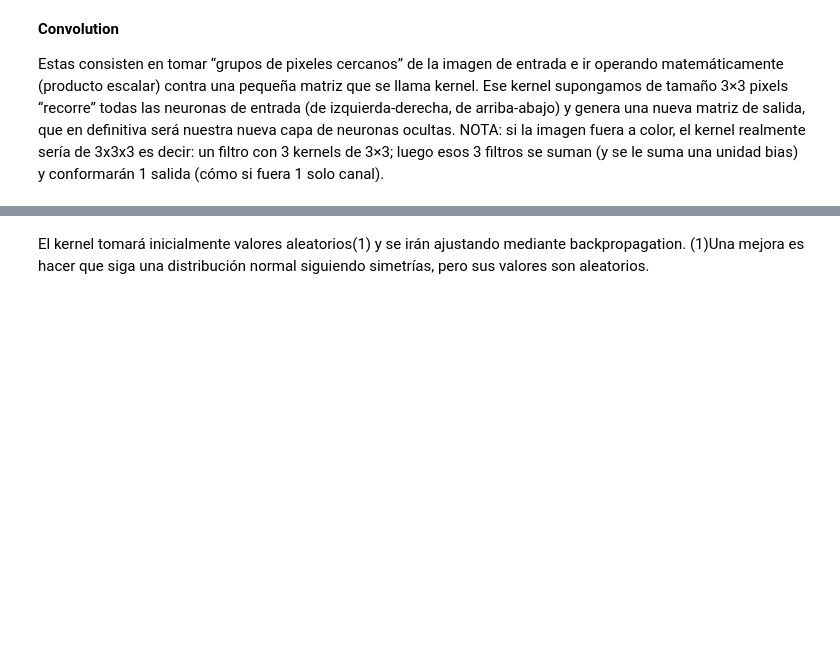
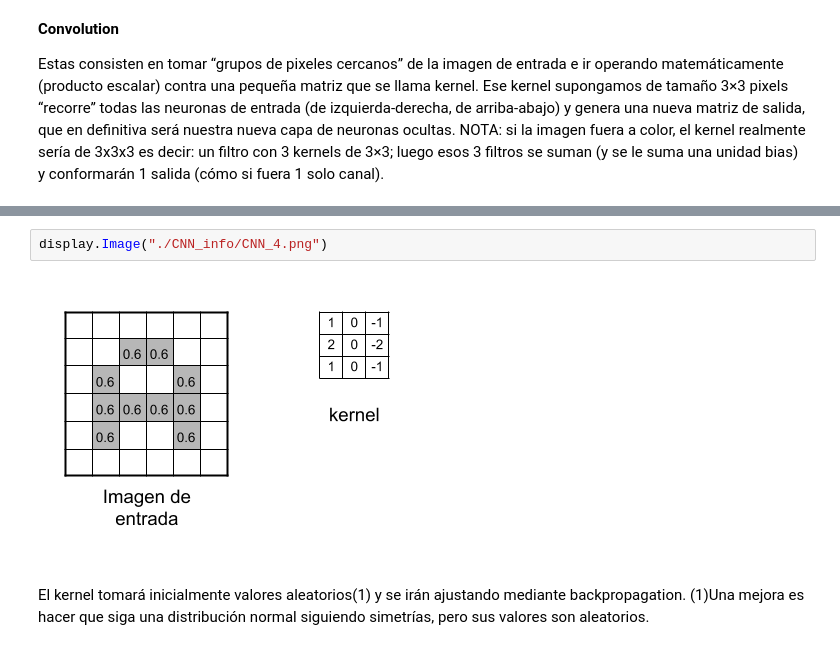
Before and after one commit to IsabelManiega/IA_Python, a Jupyter notebook: 10_Deep Learning/ejercicios tensorflow MNIST/MNIST_1.ipynb, the cells around one changed output, grey strips where cells are left out. Cells and saved outputs as stored; diff of their text form; blank space fills up the shorter version.

```diff
--- a/10_Deep Learning/ejercicios tensorflow MNIST/MNIST_1.ipynb
+++ b/10_Deep Learning/ejercicios tensorflow MNIST/MNIST_1.ipynb
@@ -27,3 +29,7 @@ Estas consisten en tomar “grupos de pixeles cercanos” de la imagen de entrad
+# %%
+display.Image("./CNN_info/CNN_4.png")
+# %% [output]
+[figure, added]
 # %% [markdown]
 El kernel tomará inicialmente valores aleatorios(1) y se irán ajustando mediante backpropagation. (1)Una mejora es hacer que siga una distribución normal siguiendo simetrías, pero sus valores son aleatorios.
 # %% [markdown]
```
Also changed, not shown: parts of 12 cells of this notebook, 1 other file.
